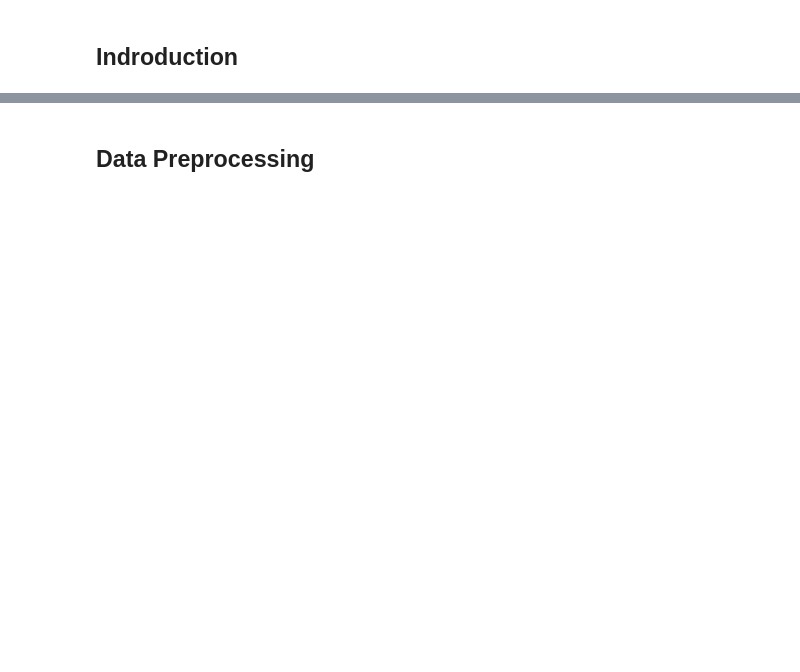
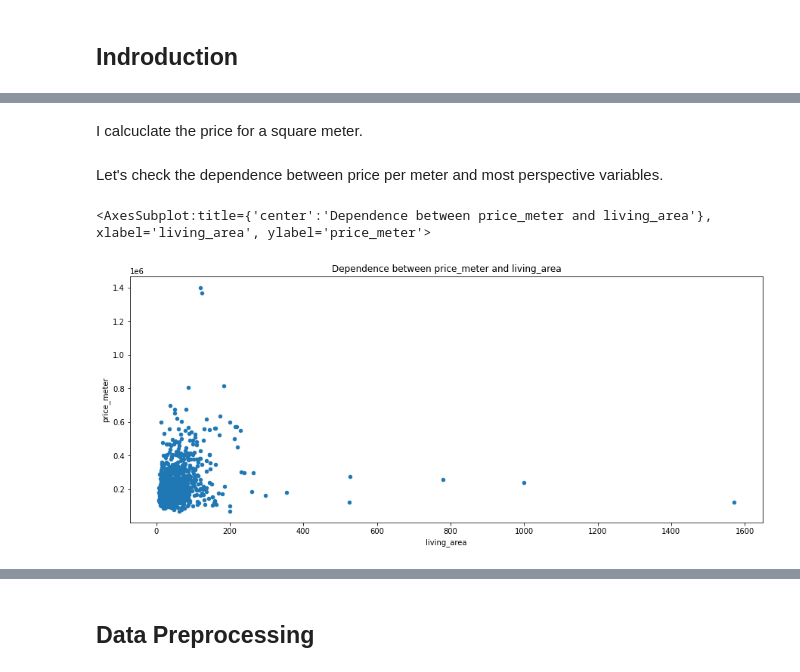
Before and after one commit to zoubrator/cian_analysis, a Jupyter notebook: cian_prices_analysis.ipynb, the cells around one changed output, grey strips where cells are left out. Cells and saved outputs as stored; diff of their text form; code cells hidden in the pictures; blank space fills up the shorter version.

Commit message:
Finish prices analysis

```diff
--- a/cian_prices_analysis.ipynb
+++ b/cian_prices_analysis.ipynb
@@ -19,0 +168,13 @@ This analysis focuses on flat prices in St. Petersburg.
+# %% [markdown]
+I calcuclate the price for a square meter.
+# %%
+flats.insert(0,'price_meter',0.0)
+flats['price_meter']=flats['price']/flats['total_area']
+# %% [markdown]
+Let's check the dependence between price per meter and most perspective variables.
+# %%
+flats.plot(kind='scatter',x='living_area',y='price_meter',figsize=(15,6),
+           title='Dependence between price_meter and living_area')
+# %% [output]
+<AxesSubplot:title={'center':'Dependence between price_meter and living_area'}, xlabel='living_area', ylabel='price_meter'>
+[figure, added]
```
Also changed, not shown: parts of 68 cells of this notebook, 1 other file.
